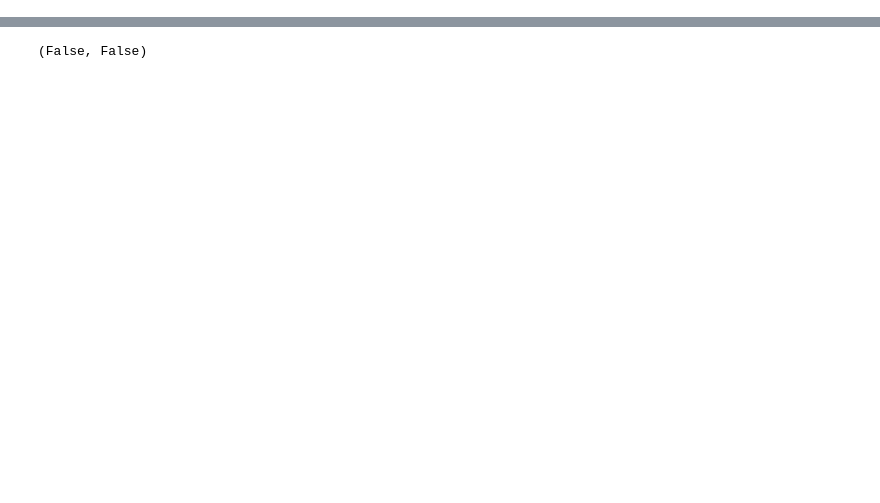
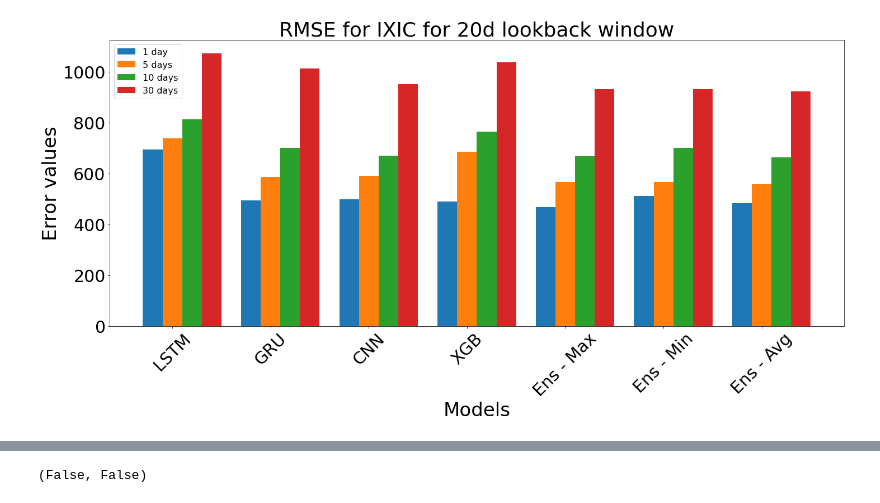
Before and after one commit to cncPomper/Engineering_thesis_code, a Jupyter notebook: src/Untitled.ipynb, the cells around one changed output, grey strips where cells are left out. Cells and saved outputs as stored; diff of their text form; code cells hidden in the pictures; blank space fills up the shorter version.

```diff
--- a/src/Untitled.ipynb
+++ b/src/Untitled.ipynb
@@ -31,0 +223,2 @@ from pmdarima import arima
+# %%
+bar_viz.loc[5] = ['1_day', 'sth', 0, 0, 0, 0, 0, 0, 0]
@@ -31,0 +244,2 @@ from pmdarima import arima
+# %%
+lstm = pd.read_csv(f"{CFG.data_path}/20d/lstm/lstm_20d_window_errors.csv")
@@ -31,0 +425,9 @@ from pmdarima import arima
+# %%
+pred_foo_20d = 0
+pred_foo_20d_scalers = 0
+
+with open(f"{CFG.data_path}/20d/ensemble/prediction_ypred_yvalid.pkl", 'rb') as f:
+    pred_foo_20d = pickle.load(f)
+
+with open(f"{CFG.data_path}/20d/ensemble/local_scalers.pkl", 'rb') as f:
+    pred_foo_20d_scalers = pickle.load(f)
@@ -31,0 +496,80 @@ from pmdarima import arima
+# %%
+bar_viz.set_index(['day', 'error', 'dataset', 'lookback_w'], inplace=True)
+# %%
+species = ("Adelie", "Chinstrap", "Gentoo")
+# models = ('GRU_20d', 'GRU_50d', 'GRU_80d',
+#           'LSTM_20d', 'LSTM_50d', 'LSTM_80d',
+#           'CNN_20d', 'CNN_50d', 'CNN_80d',
+#           'XGB_20d', 'XGB_50d', 'XGB_80d',
+#           'Ensemble - Min_20d','Ensemble - Min_50d', 'Ensemble - Min_80d'
+#           'Ensemble - Max_20d','Ensemble - Max_50d', 'Ensemble - Max_80d'
+#           'Ensemble - Avg_20d','Ensemble - Avg_50d', 'Ensemble - Avg_80d')
+models = ('LSTM',
+          'GRU',
+          'CNN',
+          'XGB',
+          'Ens - Max',
+          'Ens - Min',
+          'Ens - Avg')
+
+# ERR = 'MAPE'
+# DATASET = 'IXIC'
+# WINDOW = '20d'
+plt.rc('axes', labelsize=12)
+
+for ERR in ['RMSE', 'MAE', 'MAPE']:
+    for DATASET in ['IXIC', 'DJI', 'SPX']:
+        for WINDOW in ['20d', '50d', '80d']:
+            model_errors = {
+                '1 day':  tuple(bar_viz.loc['1_day', f"{ERR}", f"{DATASET}", f"{WINDOW}"]),
+                '5 days': tuple(bar_viz.loc['5_days', f"{ERR}", f"{DATASET}", f"{WINDOW}"]),
+                '10 days': tuple(bar_viz.loc['10_days', f"{ERR}", f"{DATASET}", f"{WINDOW}"]),
+                '30 days': tuple(bar_viz.loc['1_month', f"{ERR}", f"{DATASET}", f"{WINDOW}"])
+            }
+
+
+            # model_errors = {
+            #     '1 day': (gru.loc[f"{DATASET}", f"{ERR}"]['1_day'], ),
+            #     '5 days': (gru.loc[f"{DATASET}", f"{ERR}"]['5_days'], ),
+            #     '10 days': (gru.loc[f"{DATASET}", f"{ERR}"]['10_days'], ),
+            #     '30 days': (gru.loc[f"{DATASET}", f"{ERR}"]['30_days'], )
+            # }
+
+            x = np.arange(len(models))  # the label locations
+            width = 0.2  # the width of the bars
+            multiplier = 0
+
+            fig, ax = plt.subplots(layout='constrained')
+            plt.rcParams['font.size'] = '30'
+            plt.xticks(rotation = 45)
+            for attribute, measurement in model_errors.items():
+                offset = width * multiplier
+                rects = ax.bar(x + offset, measurement, width, label=attribute)
+                # ax.bar_label(rects, padding=3)
+                multiplier += 1
+
+            # Add some text for labels, title and custom x-axis tick labels, etc.
+            if ERR in 'MAPE':
+                ax.set_ylabel('Error values (%)', fontsize=34)
+            else:
+                ax.set_ylabel('Error values', fontsize=34)
+            ax.set_xlabel('Models', fontsize=34)
+            ax.set_title(f"{ERR} for {DATASET} for {WINDOW} lookback window")
+            ax.set_xticks(x + width, models)
+
+            ax.legend(loc='upper left', fontsize=16)
+            if ERR in 'MAPE':
+                ax.set_ylim(0, 10)
+            # else:
+            #     ax.set_ylim(0, 2000)
+
+            plt.show()
+
+            fig.savefig(
+                        f"../img/{ERR} for {DATASET} for {WINDOW} lookback window.jpg",
+                        bbox_inches='tight', dpi=120
+                        )
+
+            plt.clf()
+# %% [output]
+[figure, added]
```
Also changed, not shown: parts of 128 cells of this notebook, 10 other files.
